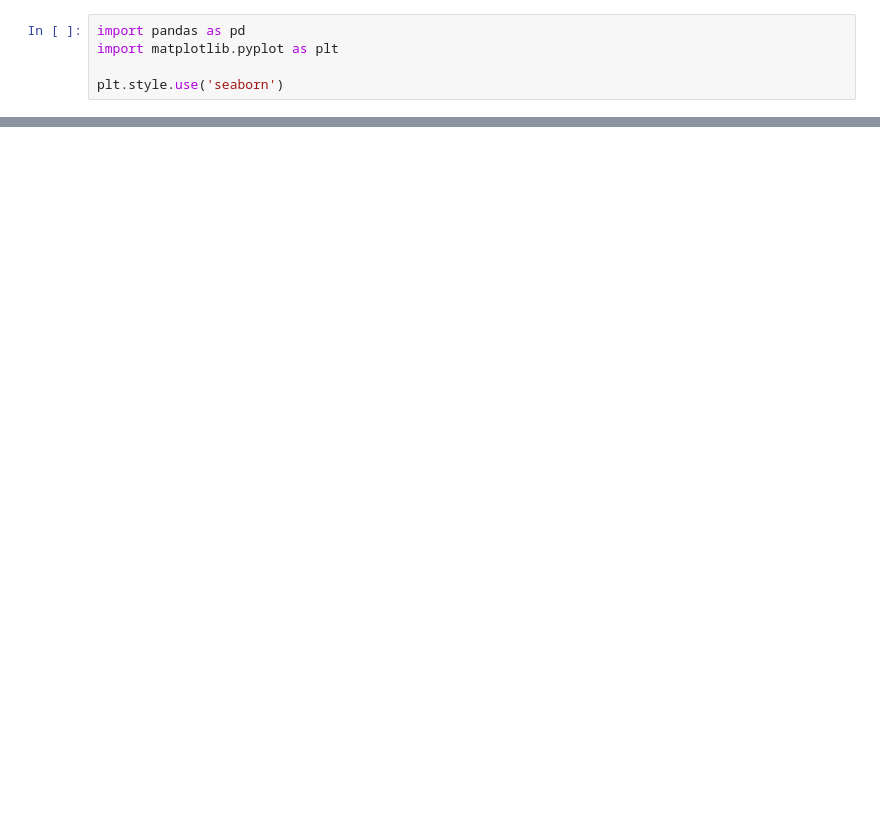
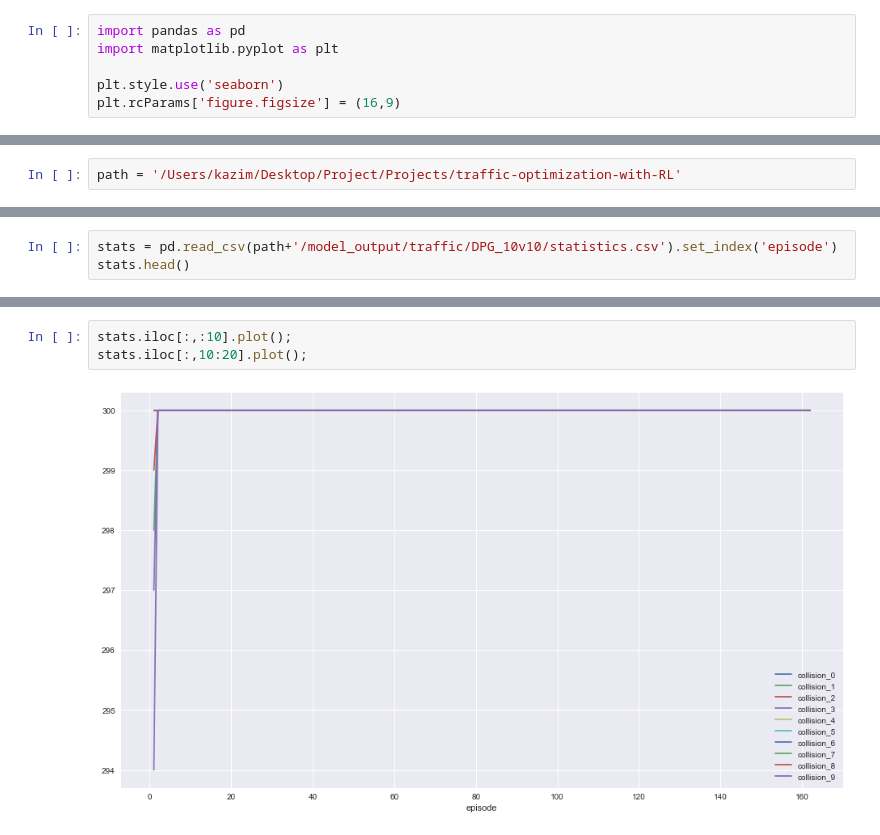
Before and after one commit to rubiruchi/traffic-optimization-with-RL, a Jupyter notebook: Data Analysis.ipynb, the cells around one changed output, grey strips where cells are left out. Saved outputs shown, nothing was run; the diff lists cells and outputs as text; blank space fills up the shorter version.

```diff
--- a/Data Analysis.ipynb
+++ b/Data Analysis.ipynb
@@ -3,3 +3,4 @@ import pandas as pd
 import matplotlib.pyplot as plt
 
 plt.style.use('seaborn')
+plt.rcParams['figure.figsize'] = (16,9)
@@ -6,3 +11,5 @@ plt.style.use('seaborn')
+# %%
+path = '/Users/kazim/Desktop/Project/Projects/traffic-optimization-with-RL'
 # %%
 for i in range(3):
     df = (pd.read_csv('save/rewards{}.csv'.format(i))).drop(columns='Unnamed: 0')
@@ -13,0 +21,3 @@ for i in range(3):
+# %%
+stats = pd.read_csv(path+'/model_output/traffic/DPG_10v10/statistics.csv').set_index('episode')
+stats.head()
@@ -13,0 +33,5 @@ for i in range(3):
+# %%
+stats.iloc[:,:10].plot();
+stats.iloc[:,10:20].plot();
+# %% [output]
+[figure, added]
```
Also changed, not shown: parts of 7 cells of this notebook, 2 other files.
